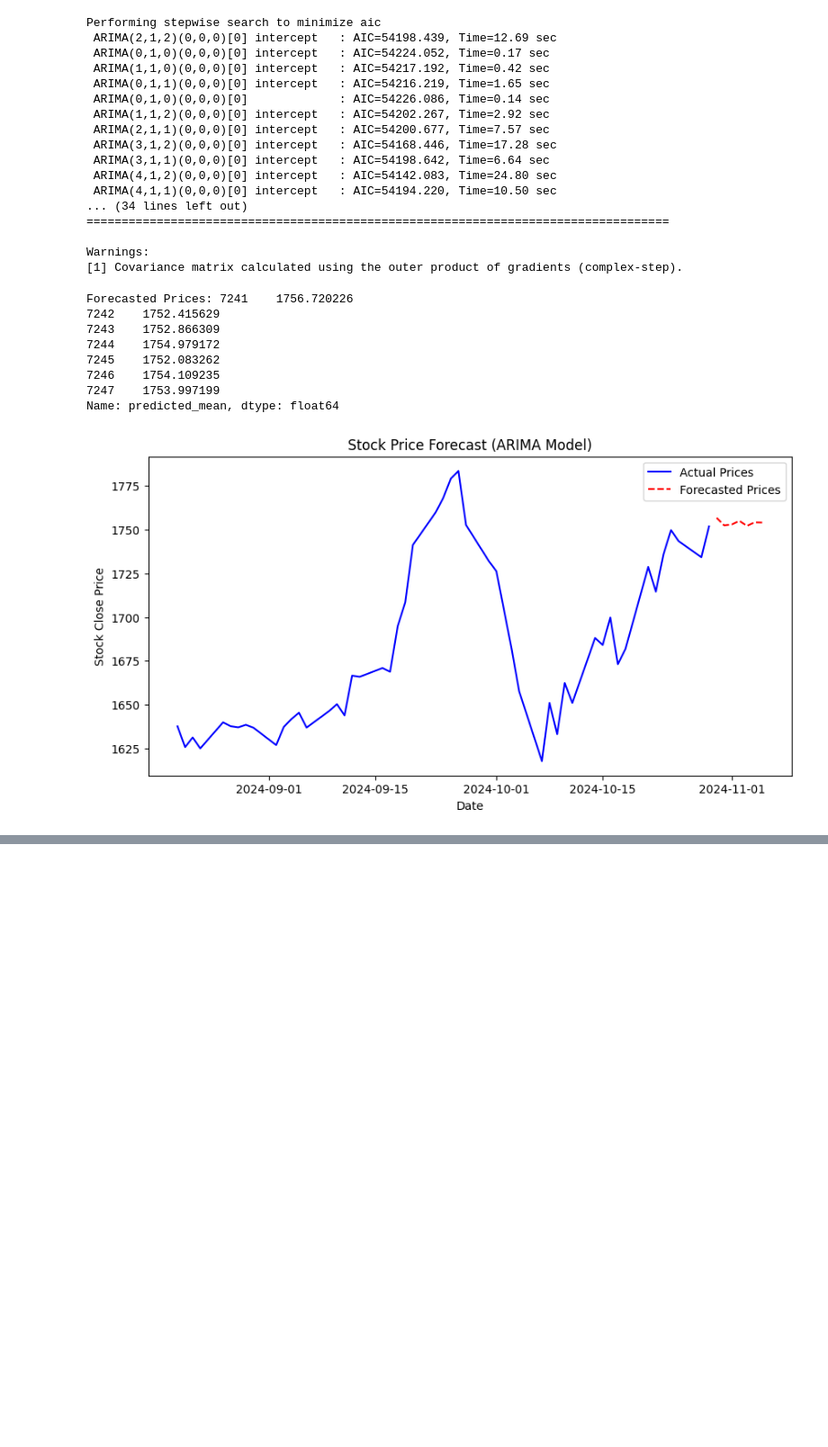
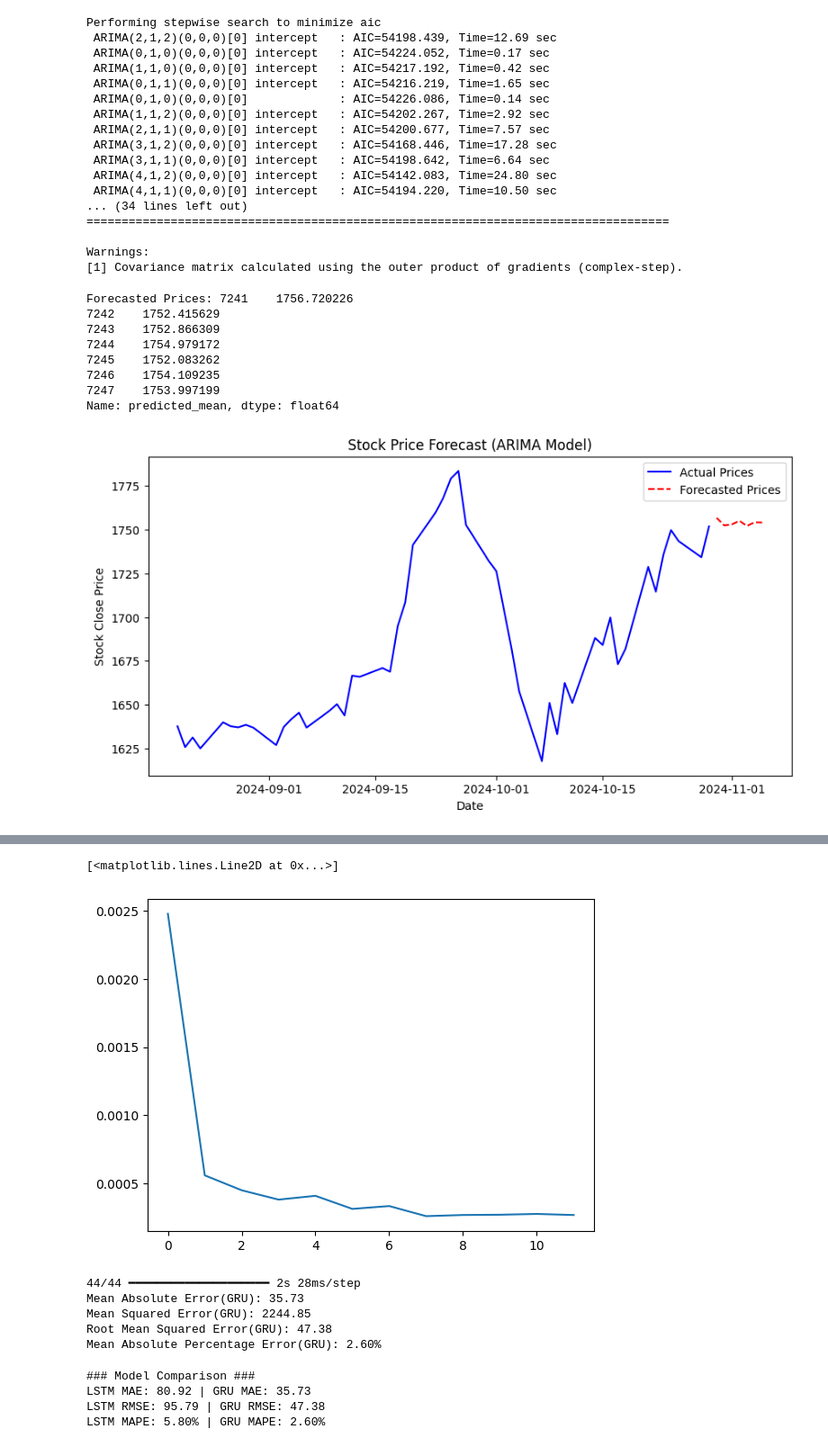
Before and after one commit to rutujakapratwar/DBDA_ML_Project, a Jupyter notebook: Project_Stock_Predict.ipynb, the cells around one changed output, grey strips where cells are left out. Shown at 90% size. Cells and saved outputs as stored; diff of their text form; code cells hidden in the pictures; blank space fills up the shorter version.

```diff
--- a/Project_Stock_Predict.ipynb
+++ b/Project_Stock_Predict.ipynb
@@ -849,0 +853,16 @@ model.save("lstm_stock_model.keras")
+# %%
+GRU_model = Sequential([
+    GRU(units=50, activation='relu', return_sequences=True, input_shape=(time_steps, 1)),
+    Dropout(0.2),
+    GRU(units=50, activation='relu', return_sequences=True),
+    Dropout(0.2),
+    GRU(units=50),
+    Dropout(0.2),
+    Dense(units=1)  # Output layer
+])
+
+# Compile the GRU model
+GRU_model.compile(optimizer=Adam(learning_rate=0.001), loss='mse', metrics=['mae', 'mse'])
+
+# Model summary
+GRU_model.summary()
@@ -849,0 +891,7 @@ model.save("lstm_stock_model.keras")
+# %%
+# train GRU model
+GRU_history = GRU_model.fit(X_train, y_train,
+                            epochs=20,
+                            batch_size=32,
+                            validation_data=(X_test, y_test),
+                            callbacks=[early_stop])
@@ -849,0 +916,27 @@ model.save("lstm_stock_model.keras")
+# %%
+GRU_loss = GRU_model.history.history['loss']
+plt.plot(GRU_loss)
+# %% [output]
+[<matplotlib.lines.Line2D at 0x...>]
+[figure, added]
+# %%
+# Predict using the GRU model
+GRU_predictions = GRU_model.predict(X_test)
+GRU_predictions = scaler.inverse_transform(GRU_predictions)
+
+# Evaluate GRU model
+GRU_mae = mean_absolute_error(y_test_actual, GRU_predictions)
+GRU_mse = mean_squared_error(y_test_actual, GRU_predictions)
+GRU_rmse = np.sqrt(GRU_mse)
+GRU_mape = mean_absolute_percentage_error(y_test_actual, GRU_predictions) * 100
+
+print(f"Mean Absolute Error(GRU): {GRU_mae:.2f}")
+print(f"Mean Squared Error(GRU): {GRU_mse:.2f}")
+print(f"Root Mean Squared Error(GRU): {GRU_rmse:.2f}")
+print(f"Mean Absolute Percentage Error(GRU): {GRU_mape:.2f}%")
+# %% [output]
+44/44 ━━━━━━━━━━━━━━━━━━━━ 2s 28ms/step
+Mean Absolute Error(GRU): 35.73
+Mean Squared Error(GRU): 2244.85
+Root Mean Squared Error(GRU): 47.38
+Mean Absolute Percentage Error(GRU): 2.60%
@@ -849,0 +946,10 @@ model.save("lstm_stock_model.keras")
+# %%
+print("### Model Comparison ###")
+print(f"LSTM MAE: {LSTM_mae:.2f} | GRU MAE: {GRU_mae:.2f}")
+print(f"LSTM RMSE: {LSTM_rmse:.2f} | GRU RMSE: {GRU_rmse:.2f}")
+print(f"LSTM MAPE: {LSTM_mape:.2f}% | GRU MAPE: {GRU_mape:.2f}%")
+# %% [output]
+### Model Comparison ###
+LSTM MAE: 80.92 | GRU MAE: 35.73
+LSTM RMSE: 95.79 | GRU RMSE: 47.38
+LSTM MAPE: 5.80% | GRU MAPE: 2.60%
```
Also changed, not shown: parts of 14 cells of this notebook, 2 other files.
